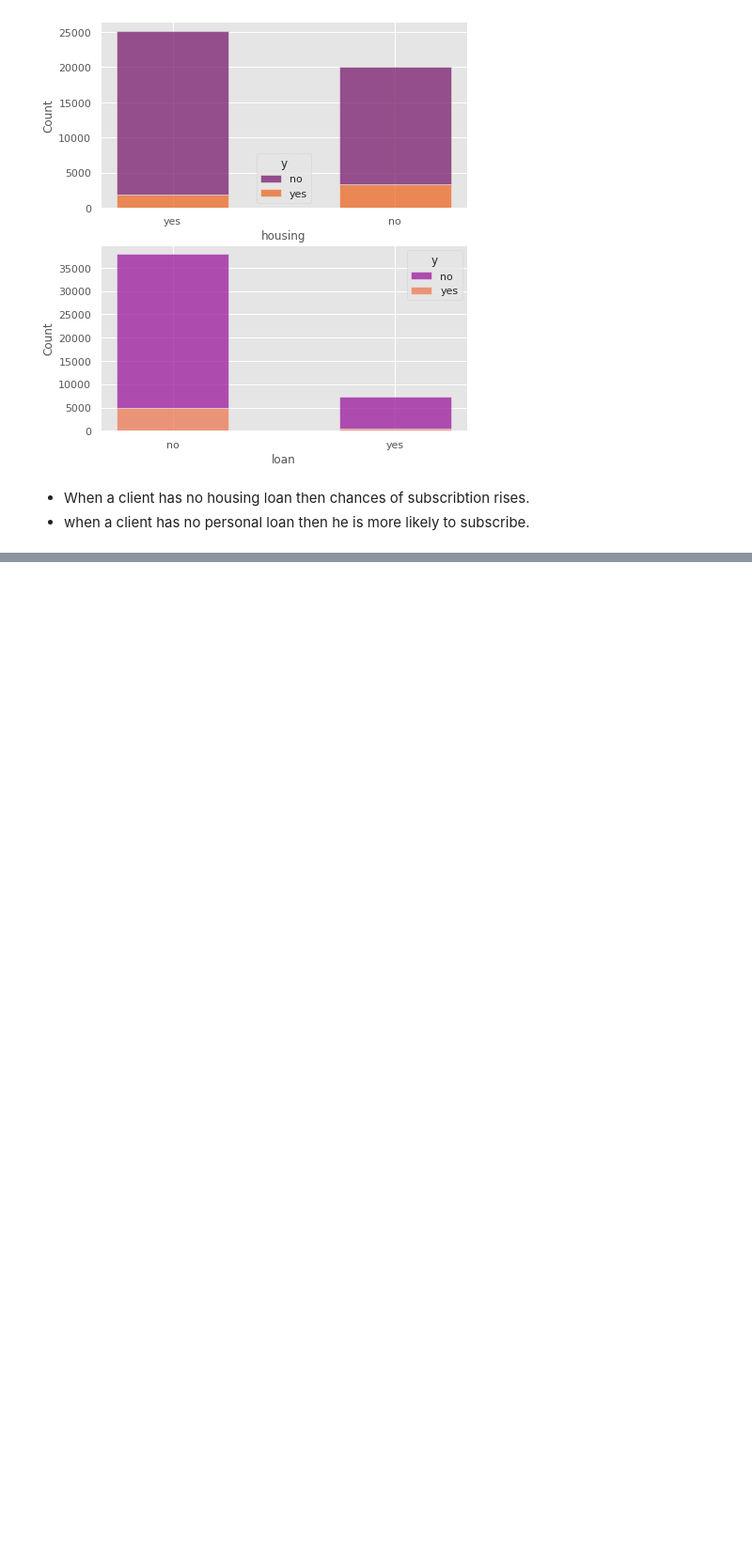
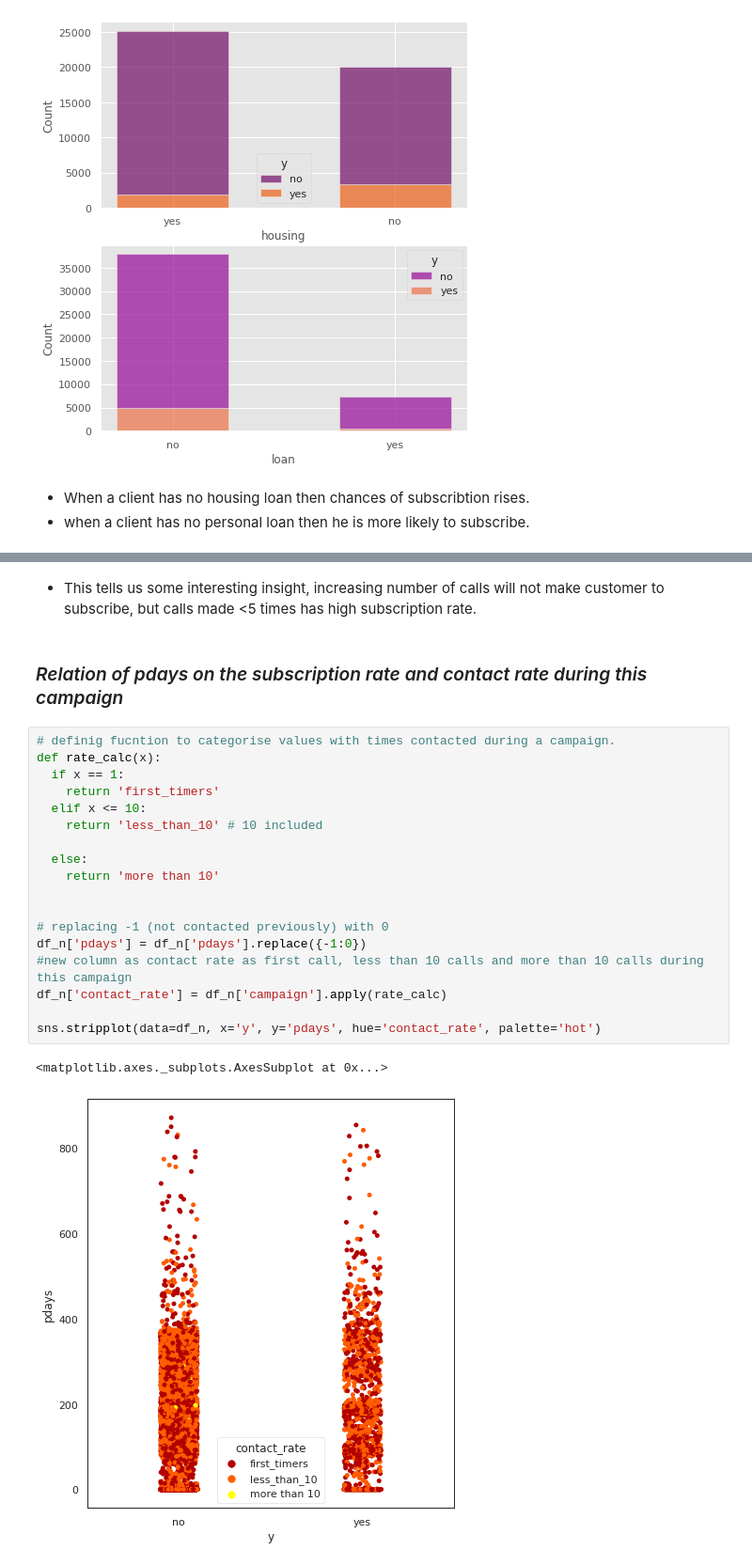
Before and after one commit to GuptaRitik/Marketing-Effectiveness-Prediction, a Jupyter notebook: Bank_Marketing_Effectiveness_Prediction_Capstone_Project.ipynb, the cells around one changed output, grey strips where cells are left out. Shown at 94% size. Saved outputs shown, nothing was run; the diff lists cells and outputs as text; blank space fills up the shorter version.

```diff
--- a/Bank_Marketing_Effectiveness_Prediction_Capstone_Project.ipynb
+++ b/Bank_Marketing_Effectiveness_Prediction_Capstone_Project.ipynb
@@ -341,0 +417,25 @@ plt.show()
+# %% [markdown]
+* This tells us some interesting insight, increasing number of calls will not make customer to subscribe, but calls made <5 times has high subscription rate.
+# %% [markdown]
+### *Relation of pdays on the subscription rate and contact rate during this campaign*
+# %%
+# definig fucntion to categorise values with times contacted during a campaign.
+def rate_calc(x):
+  if x == 1:
+    return 'first_timers'
+  elif x <= 10:
+    return 'less_than_10' # 10 included
+
+  else:
+    return 'more than 10'
+
+
+# replacing -1 (not contacted previously) with 0
+df_n['pdays'] = df_n['pdays'].replace({-1:0})
+#new column as contact rate as first call, less than 10 calls and more than 10 calls during this campaign
+df_n['contact_rate'] = df_n['campaign'].apply(rate_calc)
+
+sns.stripplot(data=df_n, x='y', y='pdays', hue='contact_rate', palette='hot')
+# %% [output]
+<matplotlib.axes._subplots.AxesSubplot at 0x...>
+[figure, added]
```
Also changed, not shown: parts of 8 cells of this notebook.
